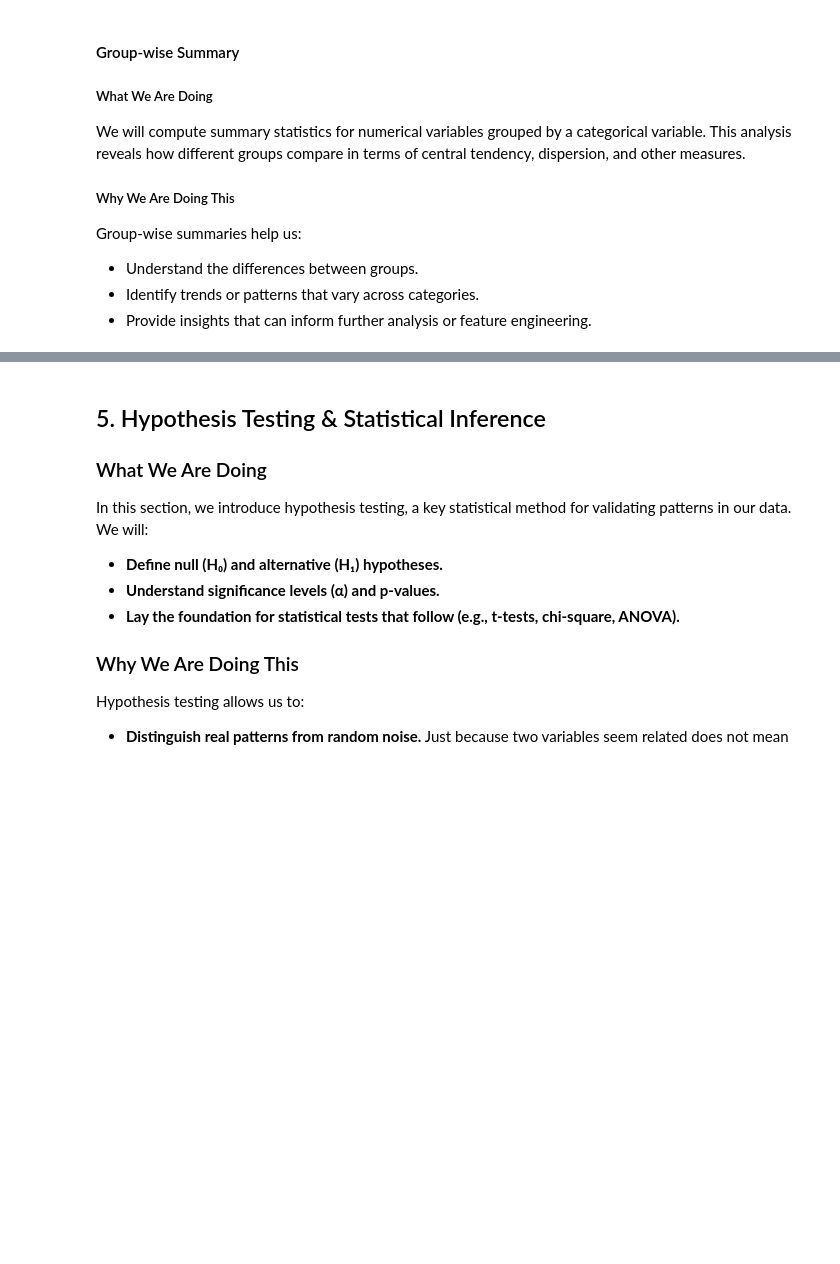
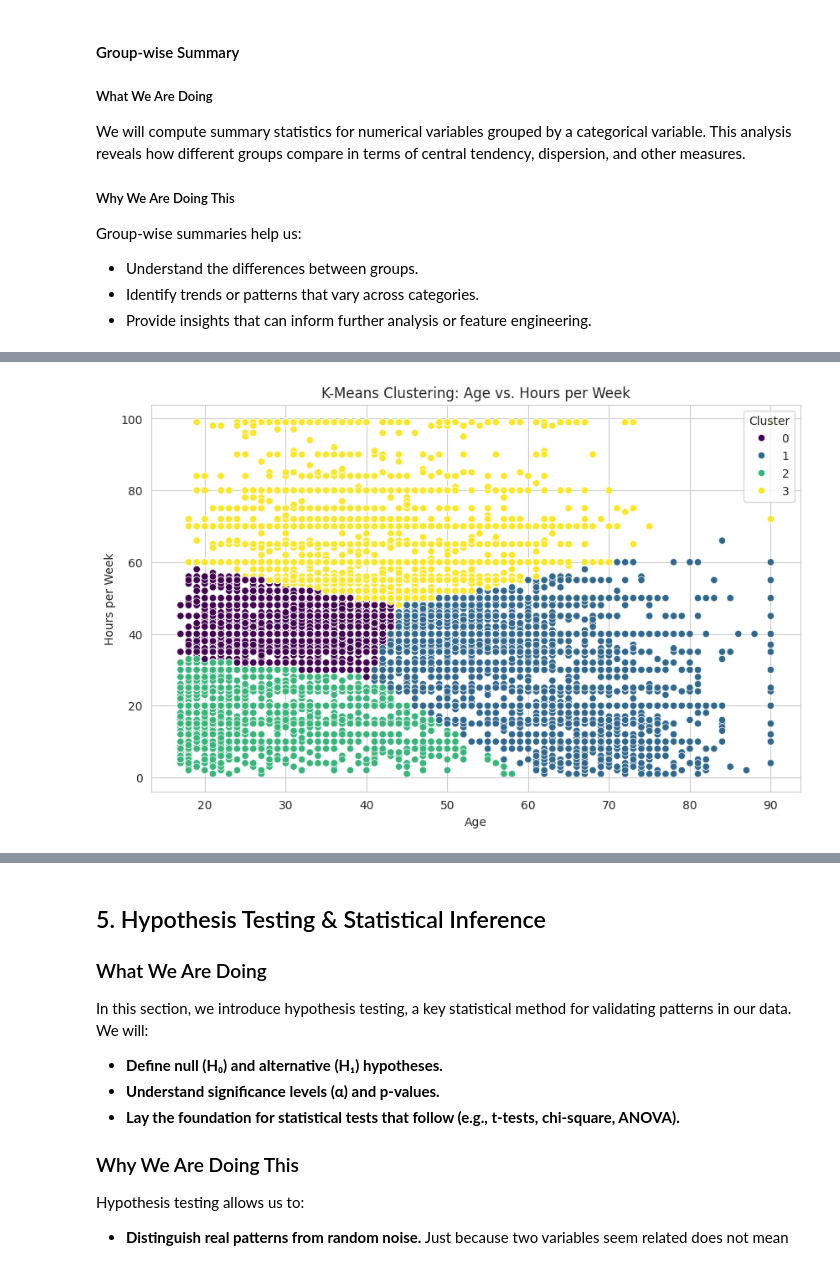
Before and after one commit to stephenjera/coding-tutorials, a Jupyter notebook: python-tutorials/Machine_Learning/T01_Exploratory_Data_Analysis/eda2.ipynb, the cells around one changed output, grey strips where cells are left out. Saved outputs shown, nothing was run; the diff lists cells and outputs as text; code cells hidden in the pictures; blank space fills up the shorter version.

```diff
--- a/python-tutorials/Machine_Learning/T01_Exploratory_Data_Analysis/eda2.ipynb
+++ b/python-tutorials/Machine_Learning/T01_Exploratory_Data_Analysis/eda2.ipynb
@@ -481,0 +500,25 @@ plt.show()
+# %%
+# Select numerical features for clustering
+clustering_features = df[['age', 'hours-per-week']]
+
+# Standardize the features for better clustering performance
+scaler = StandardScaler()
+scaled_features = scaler.fit_transform(clustering_features)
+
+# Apply K-Means clustering with a chosen number of clusters (e.g., 3)
+kmeans = KMeans(n_clusters=4, random_state=42)
+clusters = kmeans.fit_predict(scaled_features)
+
+# Add the cluster labels to the dataframe
+df['cluster'] = clusters
+
+# Visualize the clusters using a scatter plot
+plt.figure(figsize=(10, 6))
+sns.scatterplot(x='age', y='hours-per-week', hue='cluster', data=df, palette='viridis')
+plt.title("K-Means Clustering: Age vs. Hours per Week")
+plt.xlabel("Age")
+plt.ylabel("Hours per Week")
+plt.legend(title='Cluster')
+plt.show()
+# %% [output]
+[figure, added]
```
Also changed, not shown: parts of 16 cells of this notebook.
